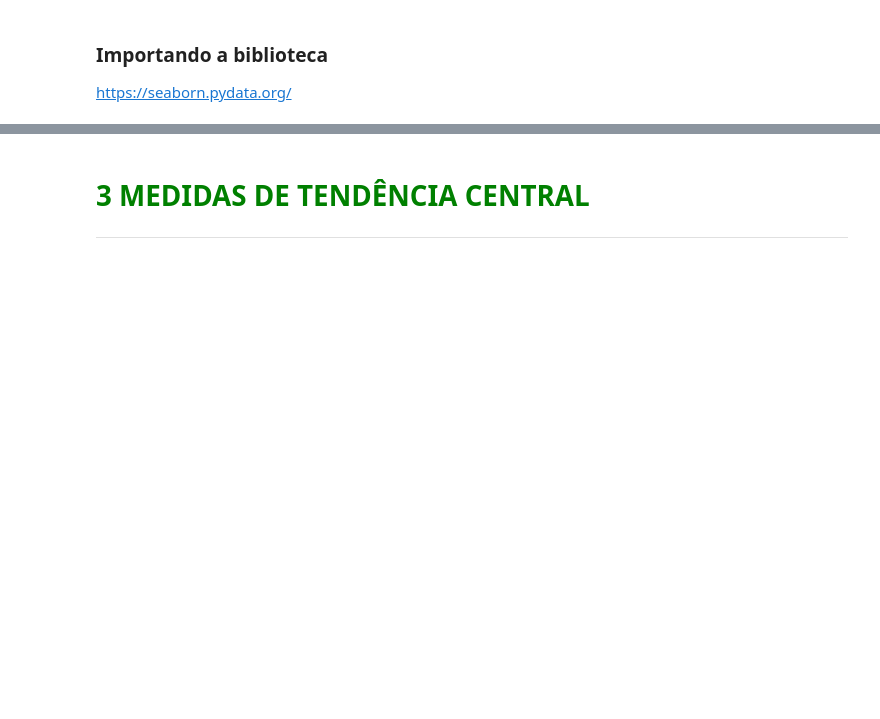
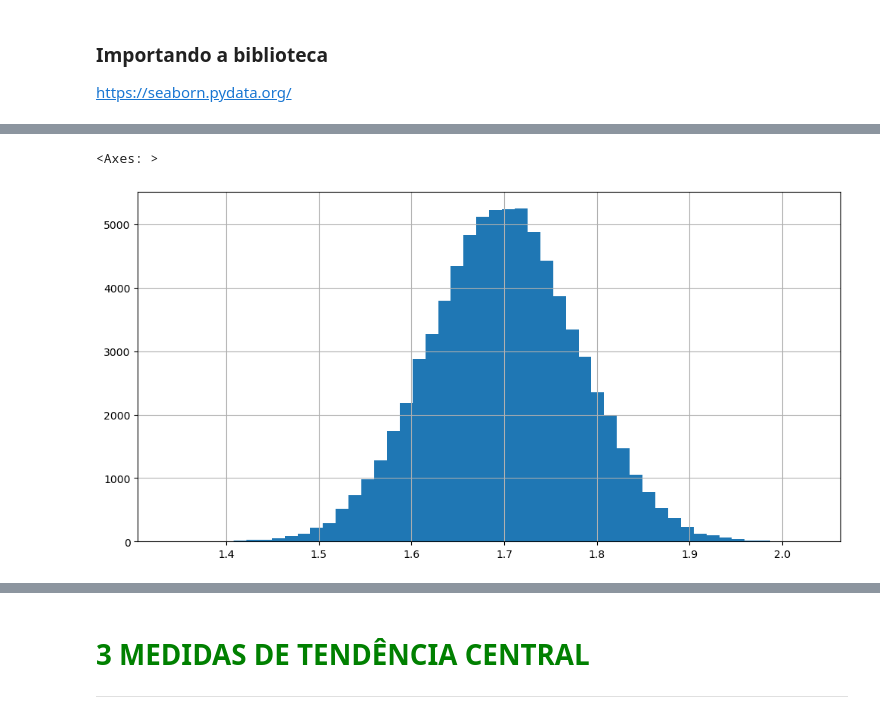
Before and after one commit to lpoggetto/Estatistica_python_alura, a Jupyter notebook: Curso_de_Estatística_Parte_1.ipynb, the cells around one changed output, grey strips where cells are left out. Saved outputs shown, nothing was run; the diff lists cells and outputs as text; code cells hidden in the pictures; blank space fills up the shorter version.

```diff
--- a/Curso_de_Estatística_Parte_1.ipynb
+++ b/Curso_de_Estatística_Parte_1.ipynb
@@ -291,0 +563,5 @@ https://seaborn.pydata.org/
+# %%
+dados['Altura'].hist(bins=50, figsize=(12,6))
+# %% [output]
+<Axes: >
+[figure, added]
```
Also changed, not shown: parts of 57 cells of this notebook.
